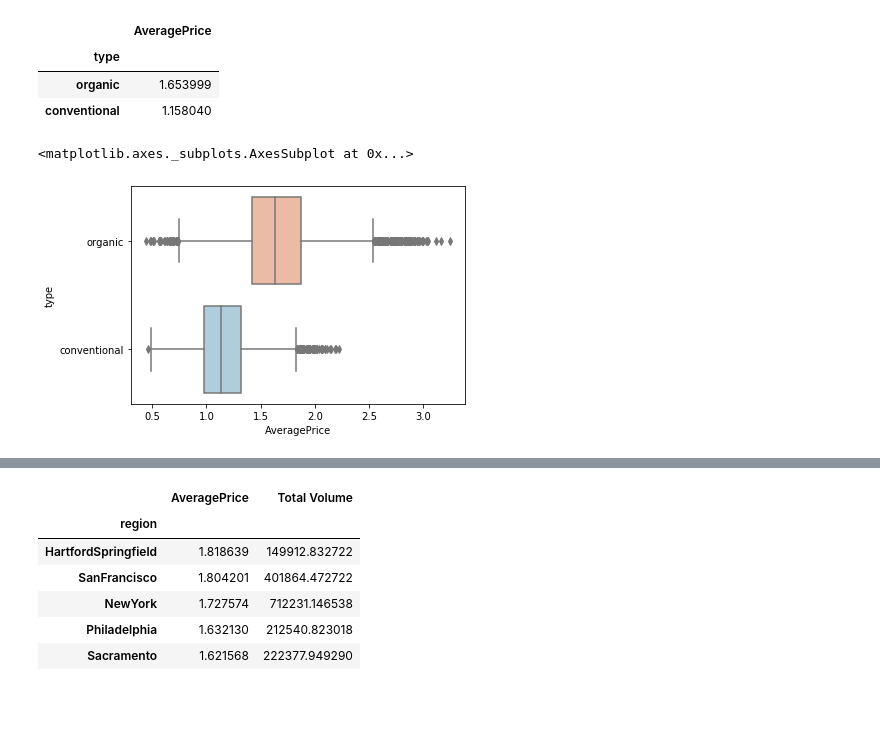
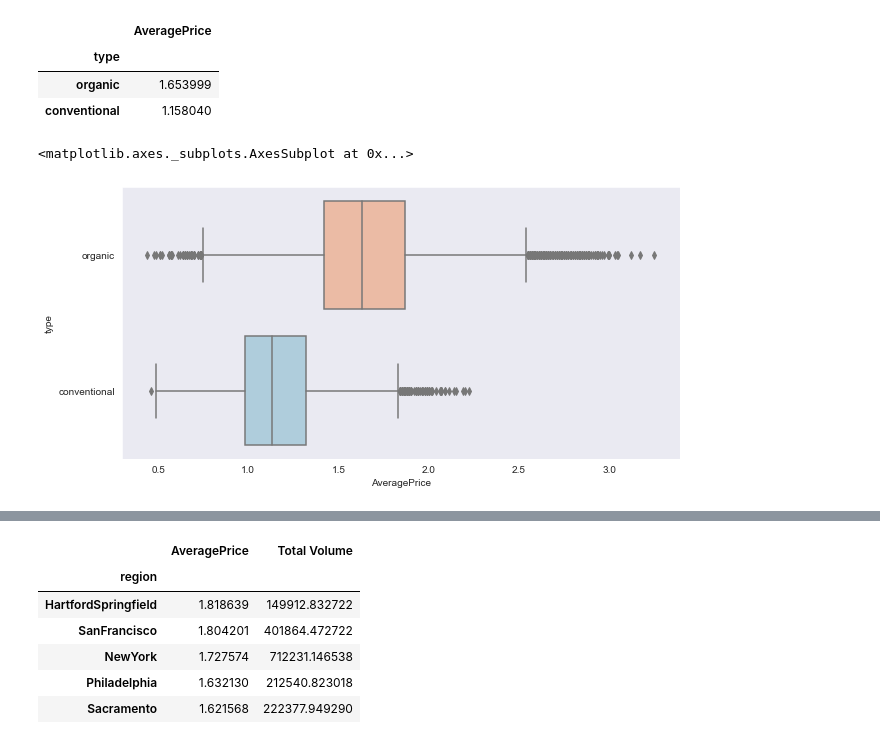
Before and after one commit to aneeshjv96/Avocado-Prices-Timeseries, a Jupyter notebook: Avocado Prices.ipynb, the cells around one changed output, grey strips where cells are left out. Saved outputs shown, nothing was run; the diff lists cells and outputs as text; code cells hidden in the pictures; blank space fills up the shorter version.

```diff
--- a/Avocado Prices.ipynb
+++ b/Avocado Prices.ipynb
@@ -30,9 +30,13 @@ import numpy as np
 import matplotlib.pyplot as plt
 import random
 import seaborn as sns
+sns.set_style("dark")
 from fbprophet import Prophet
+import warnings
+warnings.filterwarnings('ignore')
 
 df = pd.read_csv('avocado.csv')
 
-df.head()
+df.shape
+# Data has 18249 Rows and 14 Columns
 # %% [output]
@@ -114,6 +122,9 @@ memory usage: 1.8+ MB
 #convert the data column from object datatype to datetype
 
 df['Date'] = pd.to_datetime(df['Date'])
+
+df['Month']=df['Date'].apply(lambda x:x.month)
+df['Day']=df['Date'].apply(lambda x:x.day)
 df = df.sort_values("Date")
 
 # checking the initial and last dates
@@ -154,10 +189,11 @@ df_type_price
 | organic | 1.653999 |
 | conventional | 1.158040 |
 # %%
+plt.figure(figsize=(10,5))
 sns.boxplot(y=df['type'], x=df['AveragePrice'],  palette = 'RdBu')
 
 # The mean price of organic avocado is slightly higher than 1.5 USD
 # The mean price of conventional avocado is slightly higher than 1.0 USD
 # %% [output]
 <matplotlib.axes._subplots.AxesSubplot at 0x...>
-[figure, old version]
+[figure, new version]
```
Also changed, not shown: parts of 44 cells of this notebook.
